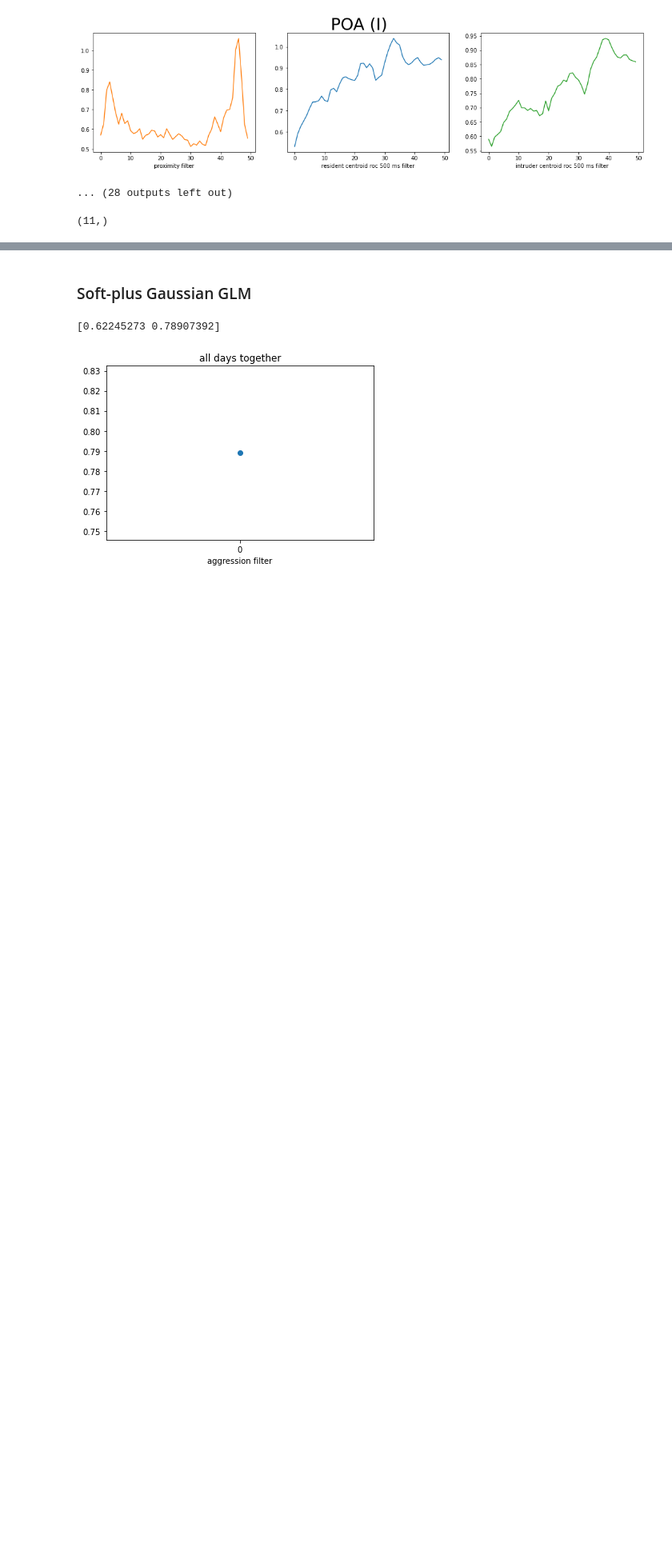
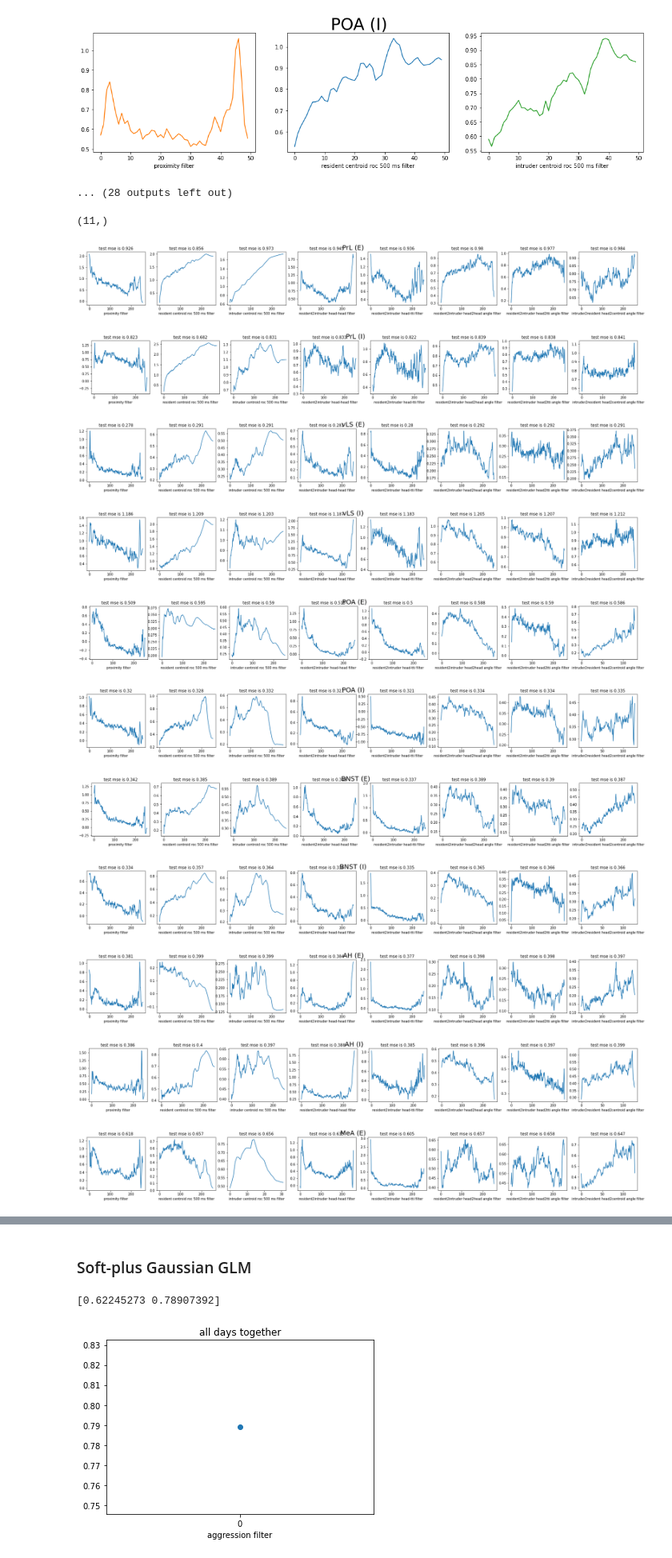
Before and after one commit to lenca56/Falkner_Multi-region_Aggression, a Jupyter notebook: code/GLM_Tuning_Curves.ipynb, the cells around one changed output, grey strips where cells are left out. Shown at 80% size. Saved outputs shown, nothing was run; the diff lists cells and outputs as text; code cells hidden in the pictures; blank space fills up the shorter version.

Commit message:
new cluster fit with less bins

```diff
--- a/code/GLM_Tuning_Curves.ipynb
+++ b/code/GLM_Tuning_Curves.ipynb
@@ -152,3 +156,70 @@ test_mse = fits['test_mse']
 print(W_map[0,0,0].shape)
 # %% [output]
 (11,)
+# %%
+# loading cluster fits
+animal = '91R2'
+df = load_and_wrangle(animal)
+regions = get_regions_dataframe(df)
+
+alpha_values = [10**x for x in range(-4,5)]
+Nbin_values = [2**x for x in range(3,9)]
+
+for region in regions:
+    fits = np.load(f'../data/{animal}/{animal}_MAP-estimation_region={region}.npz', allow_pickle=True)
+    W_map = fits['W_map']
+    train_mse = fits['train_mse']
+    test_mse = fits['test_mse']
+
+    fig, axes = plt.subplots(nrows=1,ncols=len(featuresShortlist), figsize=(30,3))
+
+    for ind in range(len(featuresShortlist)):
+        best_ind = np.unravel_index(np.argmin(test_mse[ind, :, :]), test_mse[ind, :, :].shape) # finding best index across bin number and alphas
+
+        axes[ind].plot(W_map[ind, best_ind[0], best_ind[1]][1:]) # without bias
+        axes[ind].set_xlabel(featuresShortlist[ind] + ' filter')
+        axes[ind].set_title('test mse is ' + str(np.round(test_mse[ind, best_ind[0],best_ind[1]], 3)))
+
+    fig.suptitle(str(region), size=20)
+    plt.show()
+
+
+        # best_alpha = np.zeros((Nbin_values), dtype=int)
+        # best_value = np.zeros((Nbin_values))
+
+        # for Nbin_ind in range(len(Nbin_values)):
+        #     best_alpha[Nbin_ind] = np.argmin(test_mse[ind, Nbin_ind, :])
+        #     best_value[Nbin_ind] = test_mse[ind, Nbin_ind, best_alpha[Nbin_ind]]
+
+        # print(best_value)
+            # plotting MSE as a functino of alpha
+            # fig, axes = plt.subplots()
+            # # axes.plot(np.log10(alpha_values), train_mse[Nbin_ind, :], color='blue', label='train')
+            # axes.set_title(region + " " + str(featuresShortlist[ind]))
+            # axes.plot(np.log10(alpha_values), test_mse[ind, Nbin_ind, :], color='orange', label='test')
+            # axes.set_ylabel('MSE')
+            # axes.set_xlabel('alpha value')
+            # axes.legend()
+            # plt.show()
+
+        # # plotting MSE as a function of bin number (for best alpha for each bin number)
+        # fig, axes = plt.subplots()
+        # # axes.plot(np.log10(alpha_values), train_mse[Nbin_ind, :], color='blue', label='train')
+        # axes.set_title(region + " " + str(featuresShortlist[ind]))
+        # axes.plot(np.log2(Nbin_values), best_value, color='orange', label='test')
+        # axes.set_ylabel('MSE')
+        # axes.set_xlabel('log 2 of bin number')
+        # axes.legend()
+        # plt.show()
+# %% [output]
+[figure, added]
+[figure, added]
+[figure, added]
+[figure, added]
+[figure, added]
+[figure, added]
+[figure, added]
+[figure, added]
+[figure, added]
+[figure, added]
+[figure, added]
```
Also changed, not shown: parts of 5 cells of this notebook, 4 other files.
